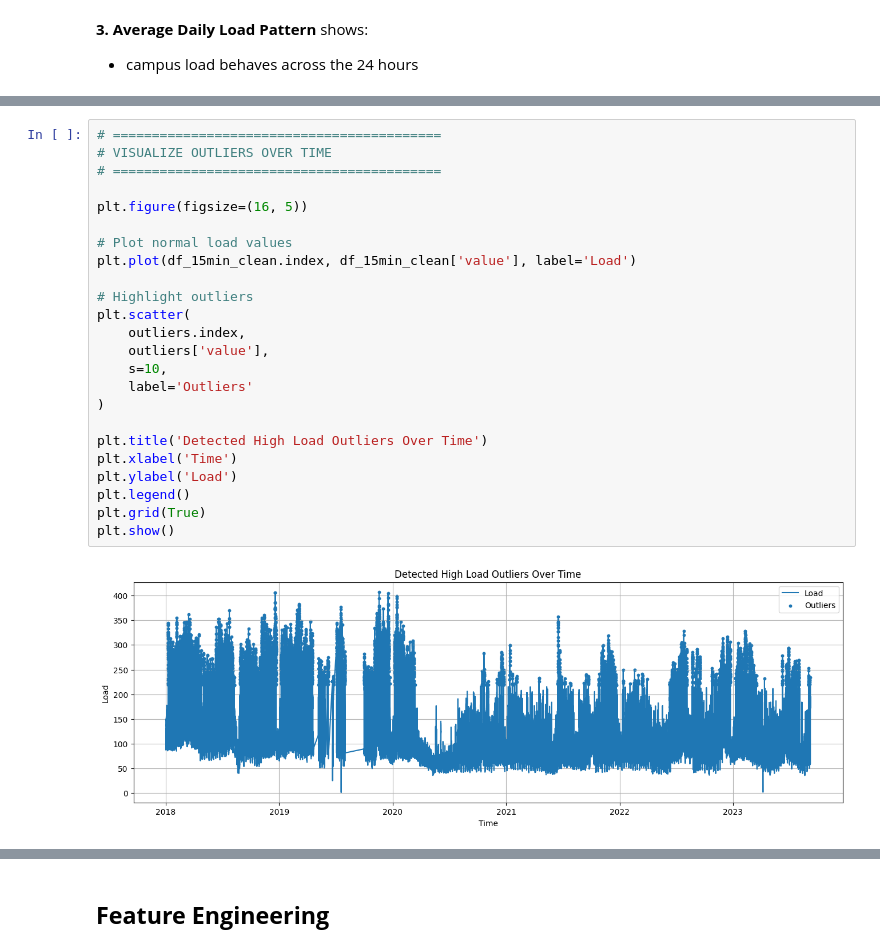
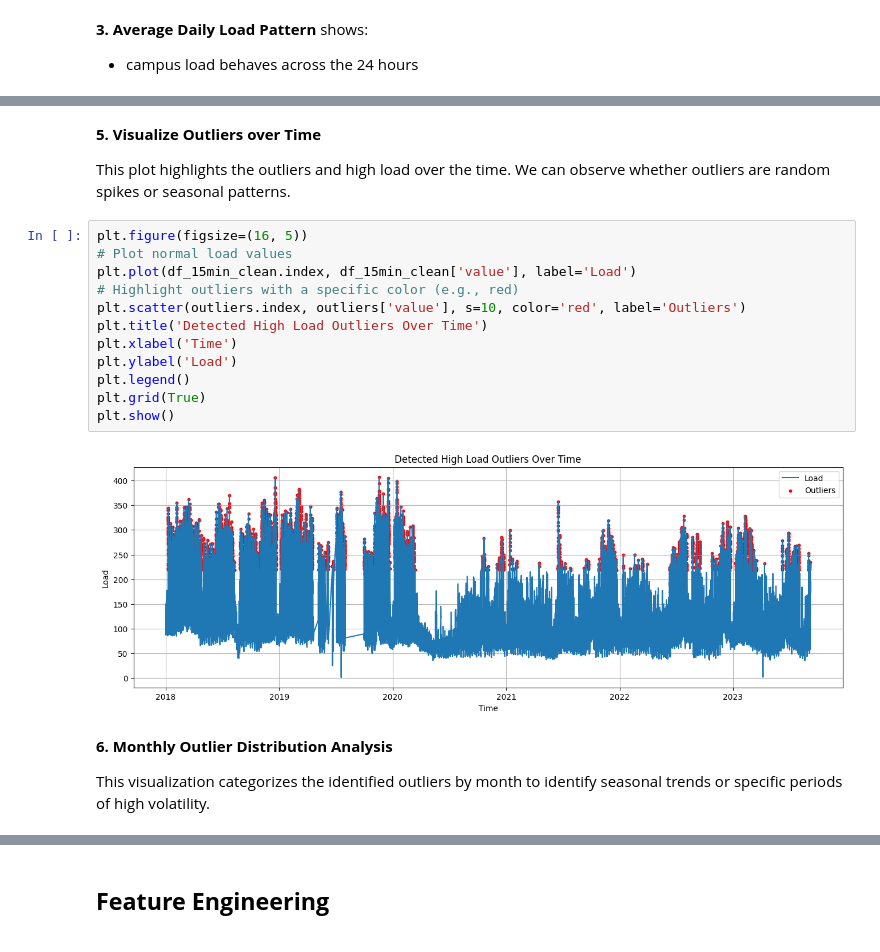
Before and after one commit to saleh-mmr/Time-Series-Forecasting-With-Machine-Learning, a Jupyter notebook: electrical_load_forecasting.ipynb, the cells around one changed output, grey strips where cells are left out. Cells and saved outputs as stored; diff of their text form.

Commit message:
outlier detection part modified

```diff
--- a/electrical_load_forecasting.ipynb
+++ b/electrical_load_forecasting.ipynb
@@ -775,30 +619,27 @@ Upper bound: 218.47755385131558
 
 Number of outliers: 13594
 Percentage of outliers: 7.23 %
+# %% [markdown]
+**5. Visualize Outliers over Time**
+
+This plot highlights the outliers and high load over the time.
+We can observe whether outliers are random spikes or seasonal patterns.
 # %%
-# ==========================================
-# VISUALIZE OUTLIERS OVER TIME
-# ==========================================
-
 plt.figure(figsize=(16, 5))
-
 # Plot normal load values
 plt.plot(df_15min_clean.index, df_15min_clean['value'], label='Load')
-
-# Highlight outliers
-plt.scatter(
-    outliers.index,
-    outliers['value'],
-    s=10,
-    label='Outliers'
-)
-
+# Highlight outliers with a specific color (e.g., red)
+plt.scatter(outliers.index, outliers['value'], s=10, color='red', label='Outliers')
 plt.title('Detected High Load Outliers Over Time')
 plt.xlabel('Time')
 plt.ylabel('Load')
 plt.legend()
 plt.grid(True)
 plt.show()
 # %% [output]
-[figure, old version]
+[figure, new version]
+# %% [markdown]
+**6. Monthly Outlier Distribution Analysis**
+
+This visualization categorizes the identified outliers by month to identify seasonal trends or specific periods of high volatility.
 # %%
```
Also changed, not shown: parts of 30 cells of this notebook.
